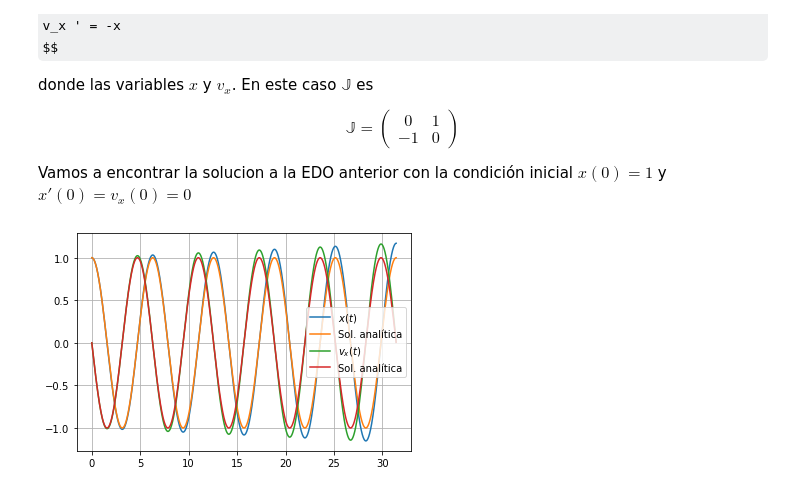
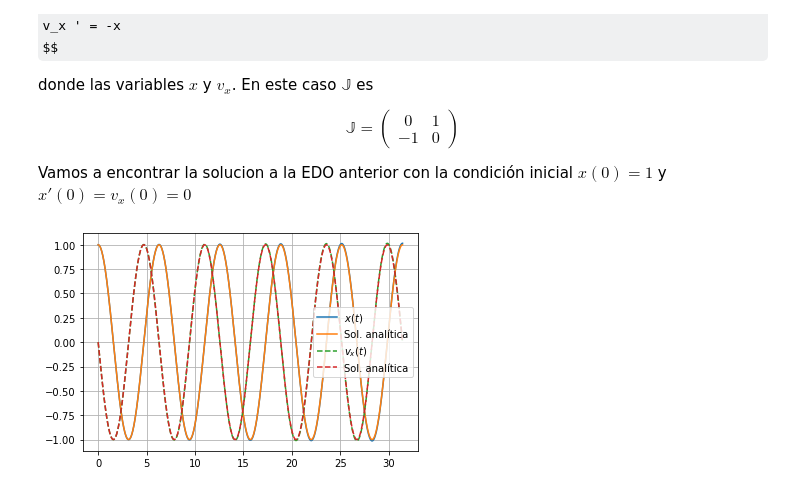
Before and after one commit to richmf/FisComp26-2, a Jupyter notebook: EDO 1.ipynb, the cells around one changed output. Saved outputs shown, nothing was run; the diff lists cells and outputs as text; code cells hidden in the pictures; some formulas as TeX source.

```diff
--- a/EDO 1.ipynb
+++ b/EDO 1.ipynb
@@ -39,20 +39,20 @@ def Euler(g,x0,t):
     sol = np.zeros( (len(x0),len(t)) )
     sol[:,0] = x0
     for i in range(len(t)-1):
-        sol[:,i+1] = sol[:,i] + h*g(sol[:,i])
+        sol[:,i+1] = sol[:,i] + h*g(sol[:,i],t[i])
     return sol
 # %%
-def osc(x_vx):
+def osc(x_vx,t):
     return np.array( [ x_vx[1] , -x_vx[0] ] )
 # %%
 x_ini = np.array([1,0])
-t = np.arange(0,10*np.pi,0.01)
-sol = Euler(osc_old,x_ini,t)
+t = np.arange(0,10*np.pi,0.001)
+sol = Euler(osc,x_ini,t)
 plt.plot(t,sol[0,:],label=r'$x(t)$')
-plt.plot(t,np.cos(t),label=r'Sol. analítica') # Solucion analitica
-plt.plot(t,sol[1,:],,label=r'$v_x(t)$')
-plt.plot(t,-np.sin(t),label=r'Sol. analítica') # Solucion analitica
+plt.plot(t,np.cos(t),label=r'Sol. analítica') # Solucion analitica de x
+plt.plot(t,sol[1,:],'--',label=r'$v_x(t)$')
+plt.plot(t,-np.sin(t),'--',label=r'Sol. analítica') # Solucion analitica de v_x
 plt.grid(),plt.legend()
 plt.show()
 # %% [output]
-[figure, old version]
+[figure, new version]
```
Also changed, not shown: parts of 6 cells of this notebook.
